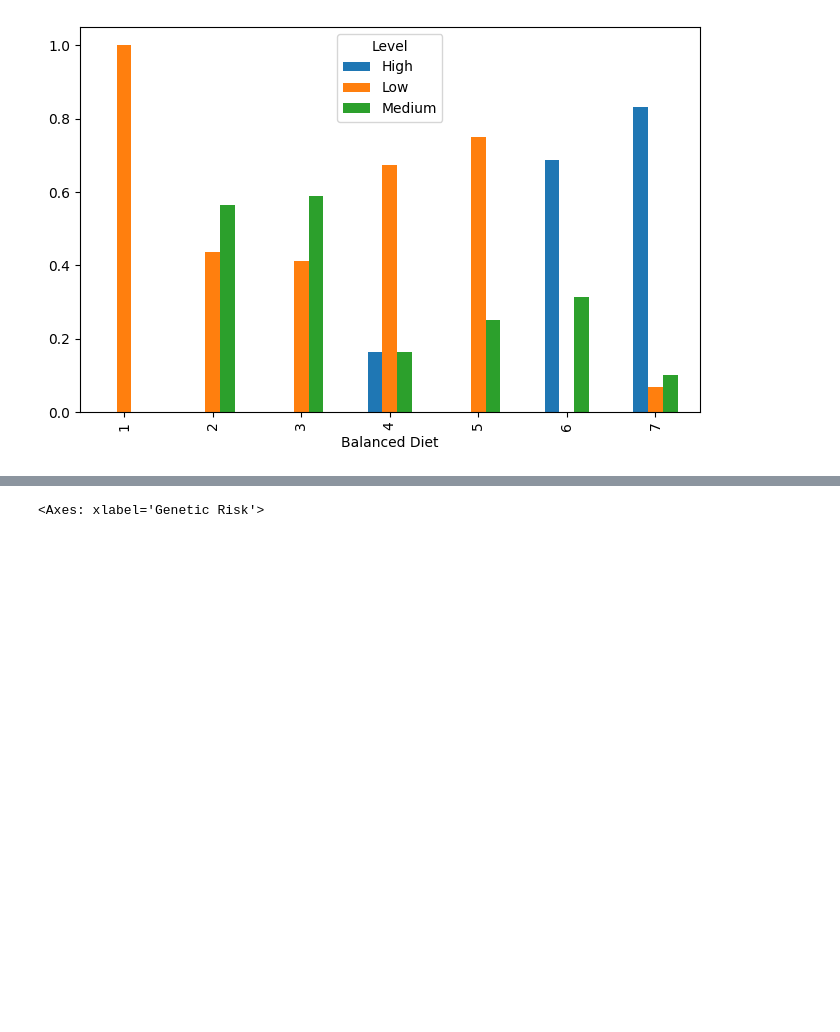
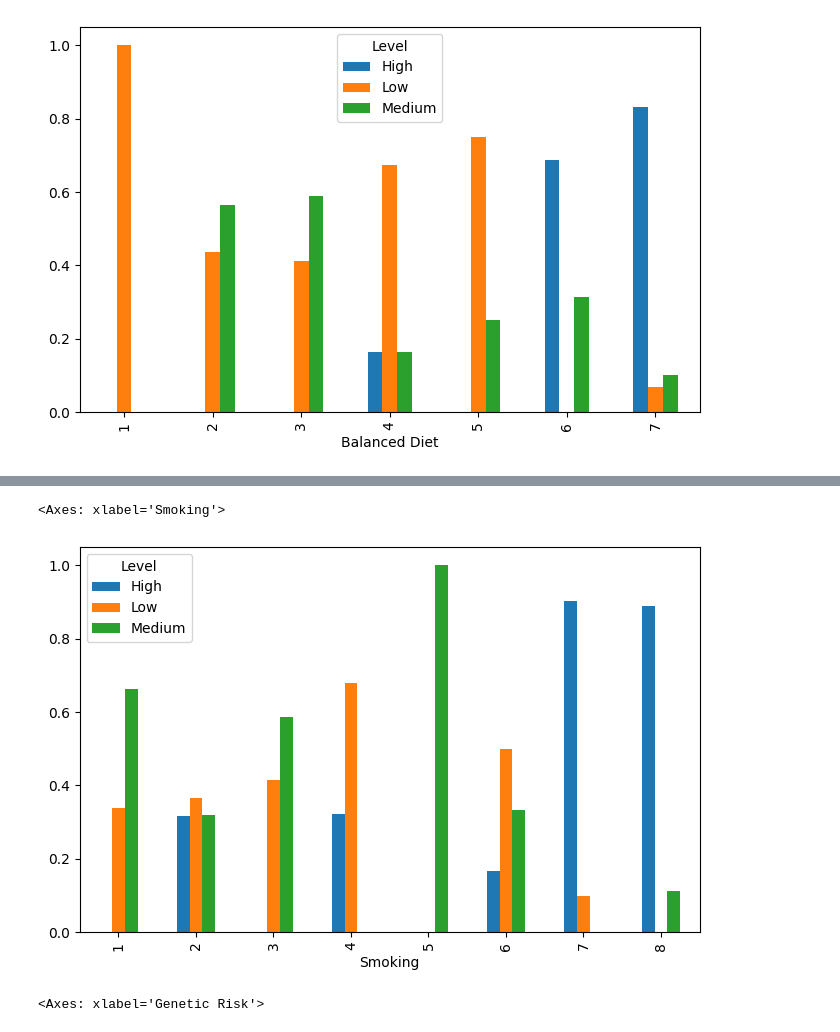
Before and after one commit to kellykabura/project-lungcancer, a Jupyter notebook: lungcancer.ipynb, the cells around one changed output, grey strips where cells are left out. Drawn from its saved outputs; the diff is of its cells as text; code cells hidden in the pictures; blank space fills up the shorter version.

```diff
--- a/lungcancer.ipynb
+++ b/lungcancer.ipynb
@@ -140,3 +178,8 @@ plot('Gender')
+# %%
+plot('Smoking')
+# %% [output]
+<Axes: xlabel='Smoking'>
+[figure, added]
 # %%
 plot('Genetic Risk')
 # %% [output]
```
Also changed, not shown: parts of 10 cells of this notebook.
